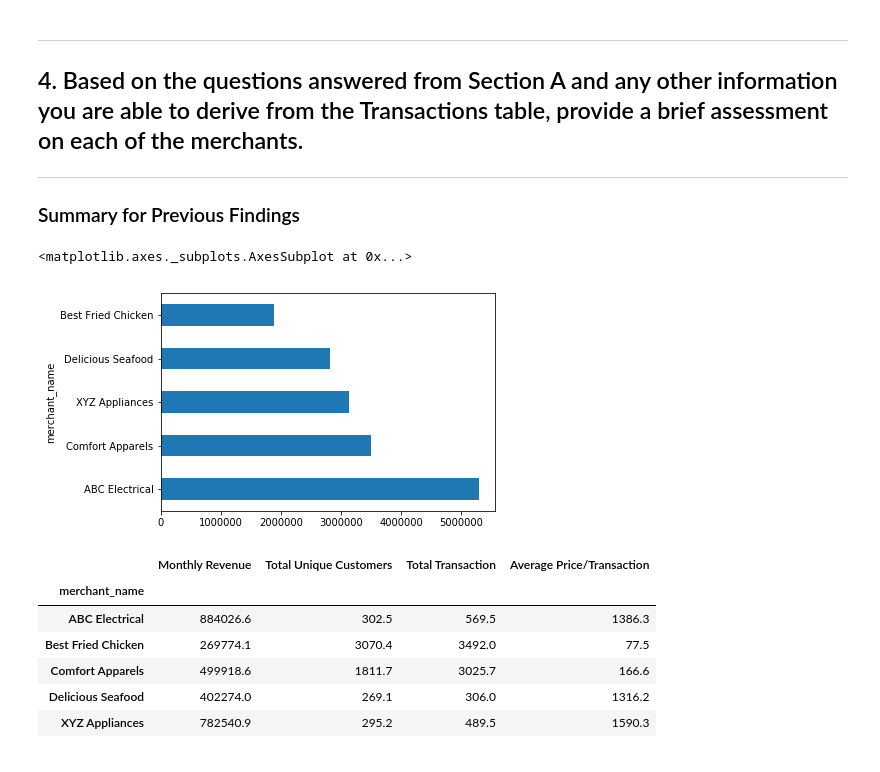
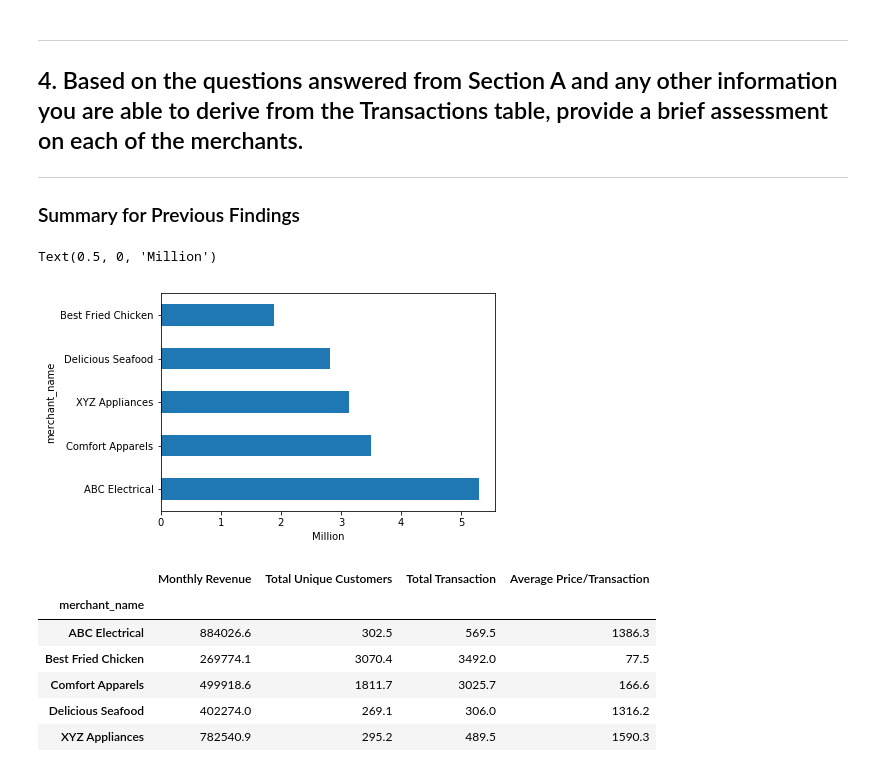
Before and after one commit to GetCurious/expert-train, a Jupyter notebook: PersonalStuff/FaveBI - Asignment/NatonChin - FBI Section A (Transaction).ipynb, the cells around one changed output. Drawn from its saved outputs; the diff is of its cells as text; code cells hidden in the pictures.

```diff
--- a/PersonalStuff/FaveBI - Asignment/NatonChin - FBI Section A (Transaction).ipynb
+++ b/PersonalStuff/FaveBI - Asignment/NatonChin - FBI Section A (Transaction).ipynb
@@ -193,10 +193,11 @@ Table_3
 ### Summary for Previous Findings
 # %%
 ## Overview
-Table_1['Total Revenue'].plot(kind='barh')
+ax=(Table_1['Total Revenue']/1_000_000).plot(kind='barh')
+ax.set_xlabel("Million")
 # %% [output]
-<matplotlib.axes._subplots.AxesSubplot at 0x...>
+Text(0.5, 0, 'Million')
-[figure, old version]
+[figure, new version]
 # %%
 round(Table_2.groupby(level=0).mean(),1)
 # %% [output]
```
Also changed, not shown: parts of 10 cells of this notebook.
